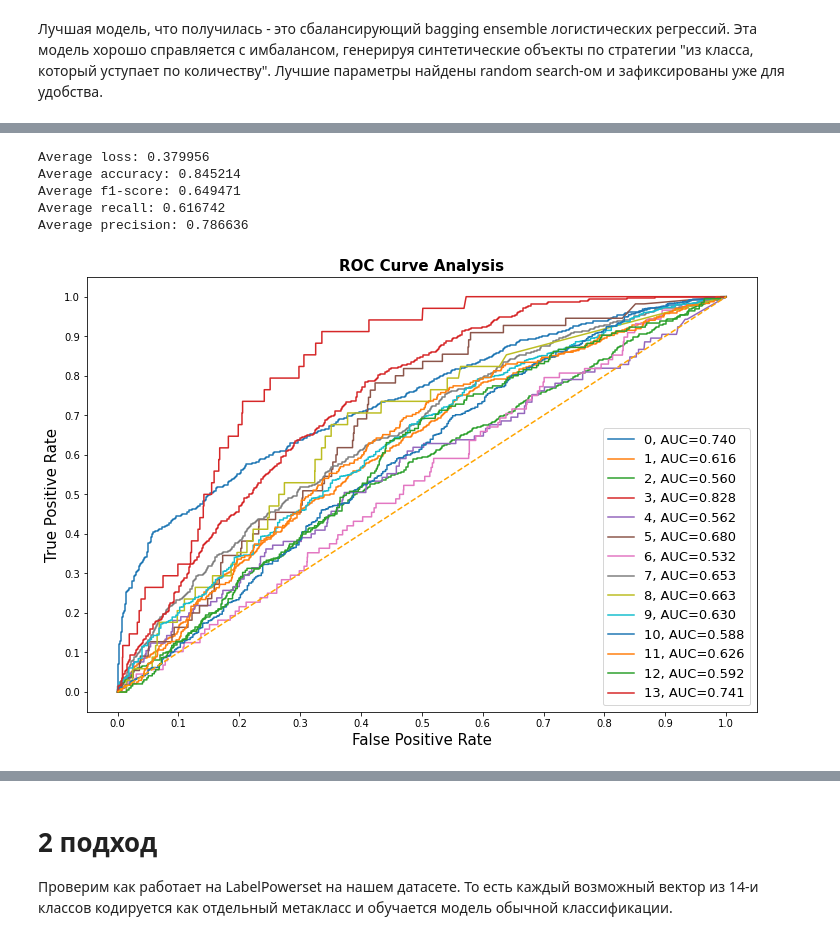
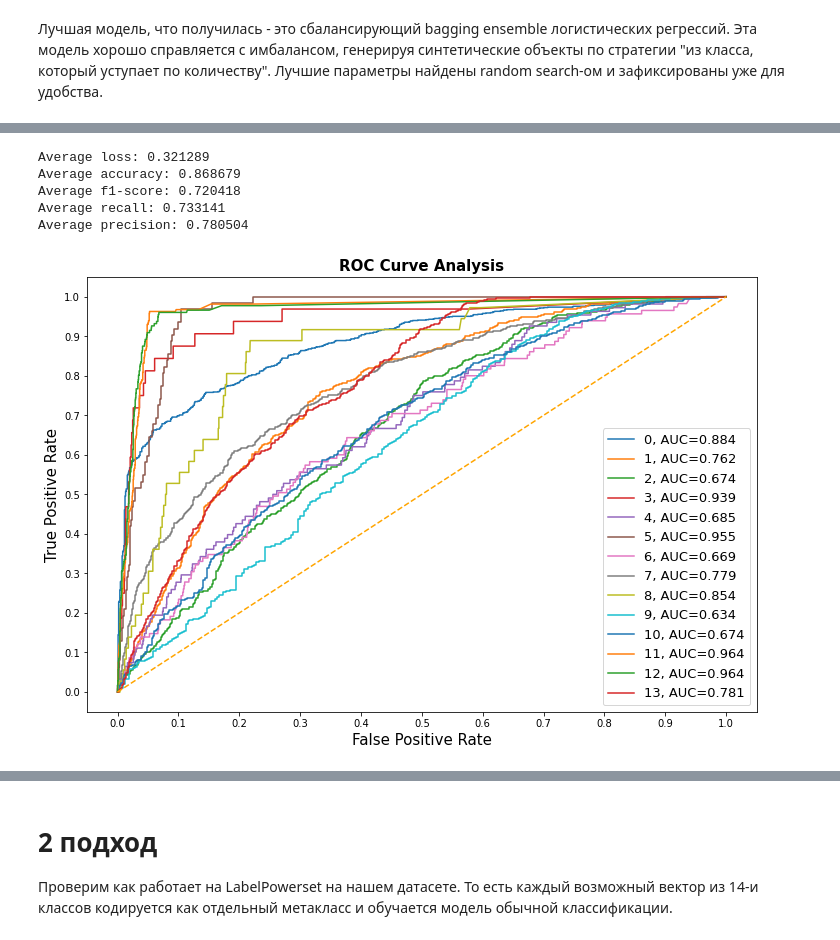
Before and after one commit to befozg/AM_entrance, a Jupyter notebook: classification_multi_lablel.ipynb, the cells around one changed output, grey strips where cells are left out. Drawn from its saved outputs; the diff is of its cells as text; code cells hidden in the pictures.

```diff
--- a/classification_multi_lablel.ipynb
+++ b/classification_multi_lablel.ipynb
@@ -388,0 +473,8 @@ def test(clf, X_val, y_val):
+# %%
+features_with_impact = set()
+for i in range(len(lr_model.estimators_)):
+  features_with_impact |= set(np.where(lr_model.estimators_[i].coef_ != 0)[1])
+features_with_impact = list(features_with_impact)
+X_train_new = np.array(X_train)[:, features_with_impact]
+X_val_new = X_val[:, features_with_impact]
+X_train_new.shape
@@ -472,0 +653,11 @@ df_result.to_csv(test_labels_path)
+# %%
+features_with_impact_xgb = set()
+for i in range(len(xgb_model.estimators_)):
+  importance = xgb_model.estimators_[i].feature_importances_
+
+  # plot feature importance
+  plt.bar([x for x in range(len(importance))], importance)
+  features_with_impact_xgb = features_with_impact_xgb | set([x for x in range(len(importance)) if importance[x] > 0 ])
+
+  plt.show()
+print( len(list(features_with_impact_xgb)))
@@ -472,0 +678,5 @@ df_result.to_csv(test_labels_path)
+# %%
+features_with_impact_xgb = list(features_with_impact_xgb)
+X_train_xgb = np.array(X_train)[:, features_with_impact_xgb]
+X_val_xgb = X_val[:, features_with_impact_xgb]
+X_test_xgb = X_test[:, features_with_impact_xgb]
@@ -473,6 +685,21 @@ df_result.to_csv(test_labels_path)
 # %%
 # тут сохранены лучшие параметры, подобранные grid_search-ом
+xbst_best_params = {
+    'colsamplebytree': 0.75,
+    'gamma': 0,
+    'learning_rate': 0.02,
+    'max_depth': 6,
+    'min_child_weight': 1,
+    'n_estimators': 100,
+    'num_class': 2,
+    'objective': 'multi:softprob',
+    'random_state':0,
+    'reg_alpha': 0,
+    'reg_lambda': 1,
+    'subsample':0.75,
+}
+
 xgb_clf = xgb.XGBClassifier(**xbst_best_params)
-xgb_model, xgb_metrics = train_cv(xgb_clf, X_train_pca, y_train)
+xgb_model, xgb_metrics = train_cv(xgb_clf, X_train_xgb, y_train)
 # %% [output]
 Fold 0:
@@ -495,9 +722,9 @@ Average precision: 0.807622
 # %%
-y_pred, y_proba = test(xgb_model, X_val_pca, y_val)
+y_pred, y_proba = test(xgb_model, X_val_xgb, y_val)
 # %% [output]
-Average loss: 0.379956
-Average accuracy: 0.845214
-Average f1-score: 0.649471
-Average recall: 0.616742
-Average precision: 0.786636
+Average loss: 0.321289
+Average accuracy: 0.868679
+Average f1-score: 0.720418
+Average recall: 0.733141
+Average precision: 0.780504
-[figure, old version]
+[figure, new version]
```
Also changed, not shown: parts of 66 cells of this notebook.
